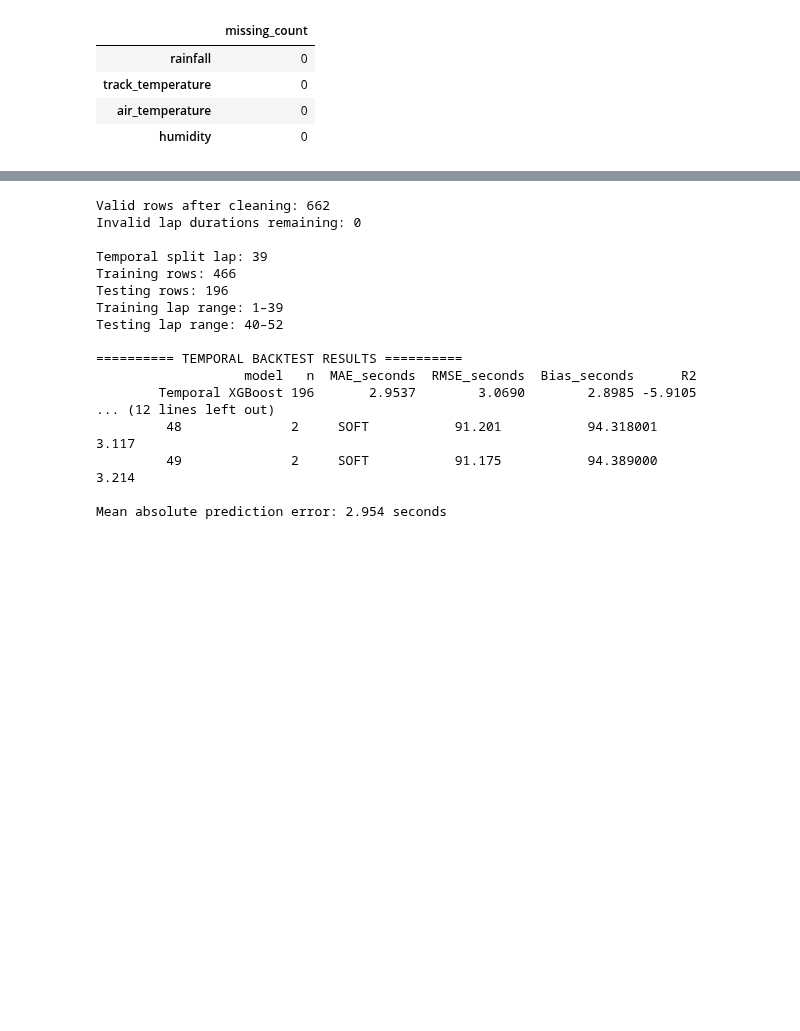
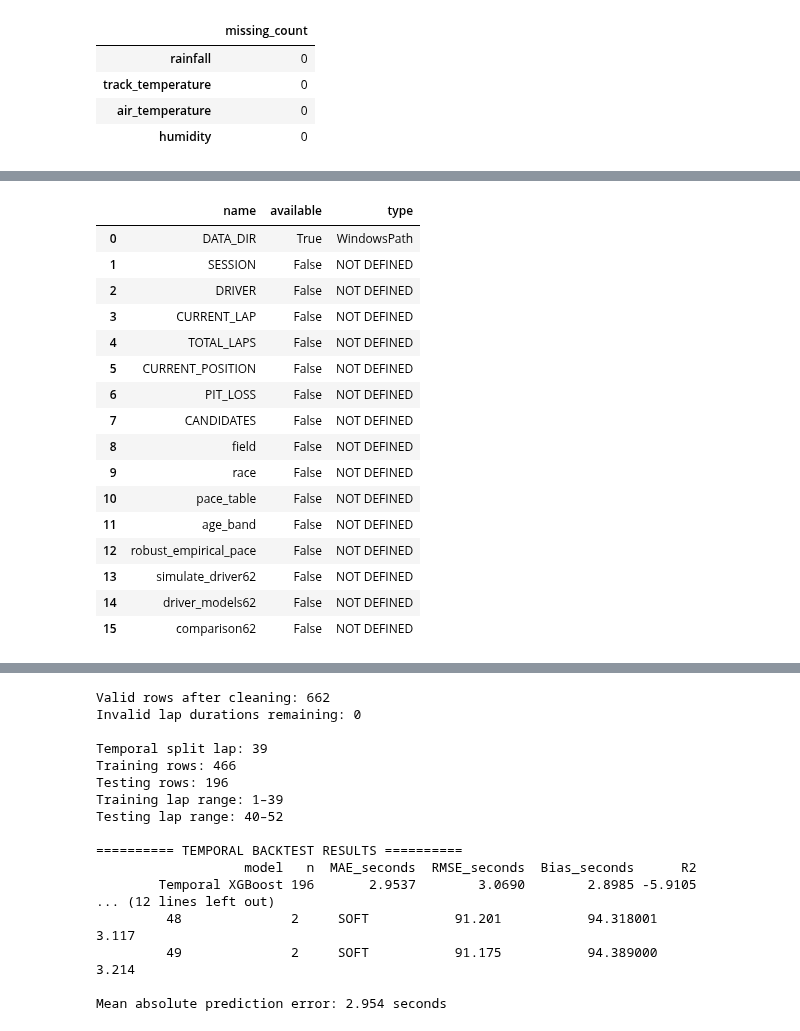
Before and after one commit to nihankale07-bot/pitwall, a Jupyter notebook: notebooks/08_strategy_simulator.ipynb, the cells around one changed output, grey strips where cells are left out. Cells and saved outputs as stored; diff of their text form; code cells hidden in the pictures; blank space fills up the shorter version.

```diff
--- a/notebooks/08_strategy_simulator.ipynb
+++ b/notebooks/08_strategy_simulator.ipynb
@@ -7209,46 +7566,73 @@ Missing matched weather values
 # %%
 
-# PITWALL — Inspect active simulator interfaces
-# Run after cell 60. No simulation logic is changed.
+# PITWALL — Check simulator dependencies without assuming they exist
 
-print("SIMULATOR INPUTS")
-print("Decision lap:", CURRENT_LAP)
-print("Race distance:", TOTAL_LAPS)
-print("Target driver:", DRIVER)
-print("Current pit-loss assumption:", PIT_LOSS)
+required = [
+    "DATA_DIR",
+    "SESSION",
+    "DRIVER",
+    "CURRENT_LAP",
+    "TOTAL_LAPS",
+    "CURRENT_POSITION",
+    "PIT_LOSS",
+    "CANDIDATES",
+    "field",
+    "race",
+    "pace_table",
+    "age_band",
+    "robust_empirical_pace",
+    "simulate_driver62",
+    "driver_models62",
+    "comparison62",
+]
 
-print("\nCANDIDATE STRATEGIES")
-display(CANDIDATES)
+available = globals()
 
-print("\nPACE TABLE")
-print("Columns:", pace_table.columns.tolist())
-display(
-    pace_table[
-        [c for c in [
-            "compound", "age_band", "count", "median"
-        ] if c in pace_table.columns]
-    ].sort_values(["compound", "age_band"])
-)
+dependency_check = pd.DataFrame([
+    {
+        "name": name,
+        "available": name in available,
+        "type": type(available[name]).__name__
+                if name in available else "NOT DEFINED",
+    }
+    for name in required
+])
 
-print("\nFIELD STATE")
-print("Columns:", field62.columns.tolist())
-display(
-    field62[
-        [c for c in [
-            "driver_number", "position", "compound",
-            "tyre_age", "elapsed_time_s"
-        ] if c in field62.columns]
-    ].sort_values("position")
-)
+display(dependency_check)
 
-print("\nAVAILABLE PACE SUPPORT")
-for compound in sorted(pace_table["compound"].dropna().unique()):
-    supported = pace_table[
-        (pace_table["compound"] == compound)
-        & (pace_table["count"] >= 5)
-    ]
+missing = dependency_check.loc[
+    ~dependency_check["available"], "name"
+].tolist()
+
+if missing:
+    print("\nMissing dependencies:", missing)
     print(
-        f"{compound}: {len(supported)} supported age bands; "
-        f"{int(supported['count'].sum())} observations across those bands"
+        "\nDo not run the simulator continuation yet. "
+        "The notebook's setup cells must execute in dependency order."
     )
+else:
+    print("\nAll checked simulator dependencies are available.")
+    print("Decision lap:", CURRENT_LAP)
+    print("Race distance:", TOTAL_LAPS)
+    print("Target driver:", DRIVER)
+    print("Pit-loss assumption:", PIT_LOSS, "seconds")
+    print("\nExisting strategy comparison:")
+    display(comparison62)
 # %% [output]
+|  | name | available | type |
+| 0 | DATA_DIR | True | WindowsPath |
+| 1 | SESSION | False | NOT DEFINED |
+| 2 | DRIVER | False | NOT DEFINED |
+| 3 | CURRENT_LAP | False | NOT DEFINED |
+| 4 | TOTAL_LAPS | False | NOT DEFINED |
+| 5 | CURRENT_POSITION | False | NOT DEFINED |
+| 6 | PIT_LOSS | False | NOT DEFINED |
+| 7 | CANDIDATES | False | NOT DEFINED |
+| 8 | field | False | NOT DEFINED |
+| 9 | race | False | NOT DEFINED |
+| 10 | pace_table | False | NOT DEFINED |
+| 11 | age_band | False | NOT DEFINED |
+| 12 | robust_empirical_pace | False | NOT DEFINED |
+| 13 | simulate_driver62 | False | NOT DEFINED |
+| 14 | driver_models62 | False | NOT DEFINED |
+| 15 | comparison62 | False | NOT DEFINED |
```
Also changed, not shown: parts of 9 cells of this notebook, 3 other files.
